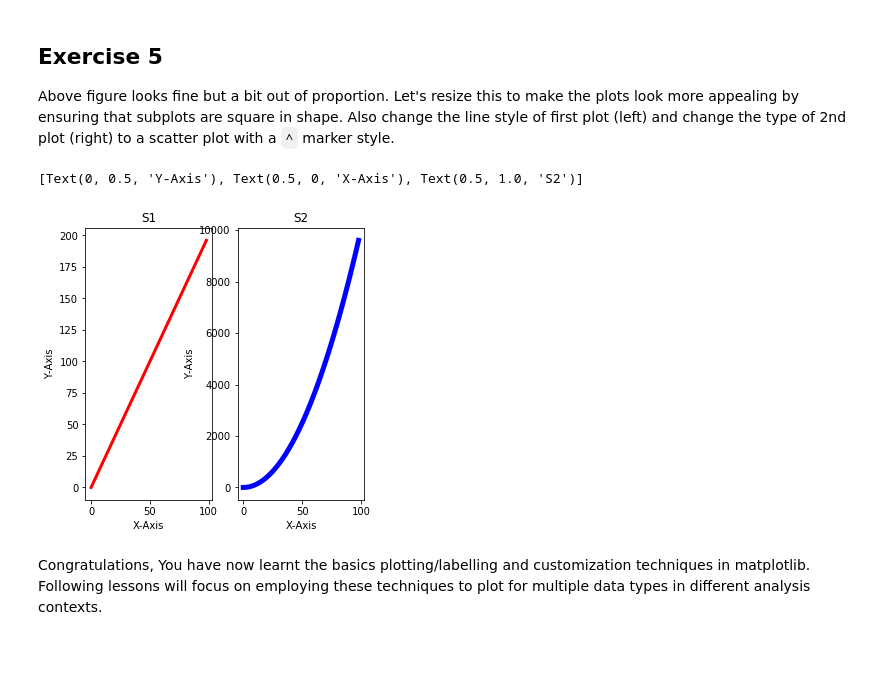
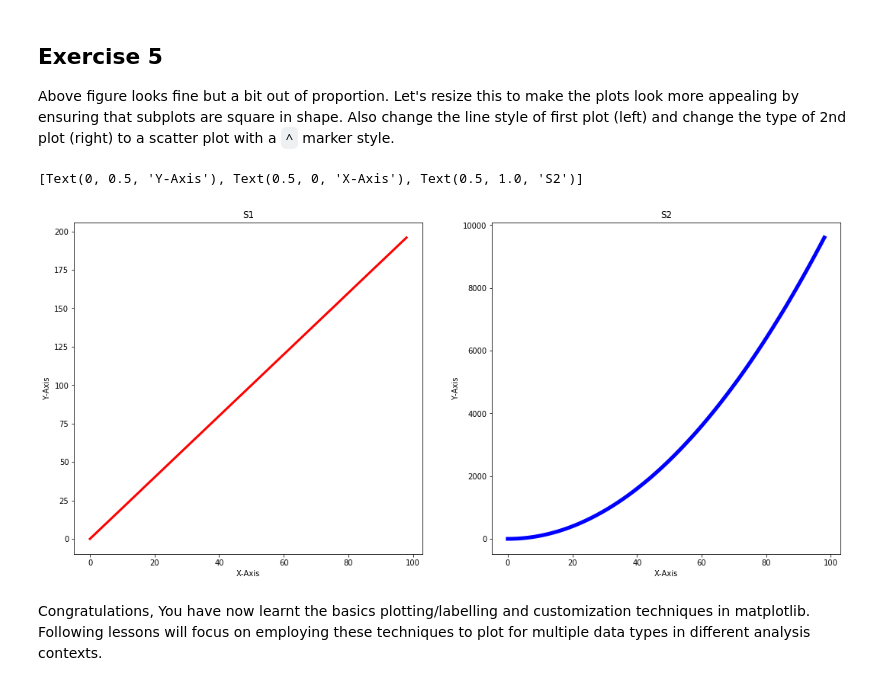
Before and after one commit to NomexHq/ds-matplotlib-intro-lab-nyc-ds-career-031119, a Jupyter notebook: index.ipynb, the cells around one changed output. Cells and saved outputs as stored; diff of their text form; code cells hidden in the pictures; blank space fills up the shorter version.

```diff
--- a/index.ipynb
+++ b/index.ipynb
@@ -170,17 +170,17 @@ sub2.set(title='S2', ylabel='Y-Axis', xlabel='X-Axis')
 
 Above figure looks fine but a bit out of proportion. Let's resize this to make the plots look more appealing by ensuring that subplots are square in shape. Also change the line style of first plot (left) and change the type of 2nd plot (right) to a scatter plot with a `^` marker style.
 # %%
-fig = plt.figure(figsize = (8,6))
+fig = plt.figure(figsize = (18,8))
 sub1 = fig.add_subplot(121)
 sub1.plot(x,y, linewidth=3.0, color ='red')
 sub1.set(title='S1', ylabel='Y-Axis', xlabel ='X-Axis')
 
 sub2 = fig.add_subplot(122)
 sub2.plot(x,z, linewidth=5.0, color='blue')
 sub2.set(title='S2', ylabel='Y-Axis', xlabel='X-Axis')
 # %% [output]
 [Text(0, 0.5, 'Y-Axis'), Text(0.5, 0, 'X-Axis'), Text(0.5, 1.0, 'S2')]
-[figure, old version]
+[figure, new version]
 # %% [markdown]
 Congratulations, You have now learnt the basics plotting/labelling and customization techniques in matplotlib. Following lessons will focus on employing these techniques to plot for multiple data types in different analysis contexts.
 # %% [markdown]
```
